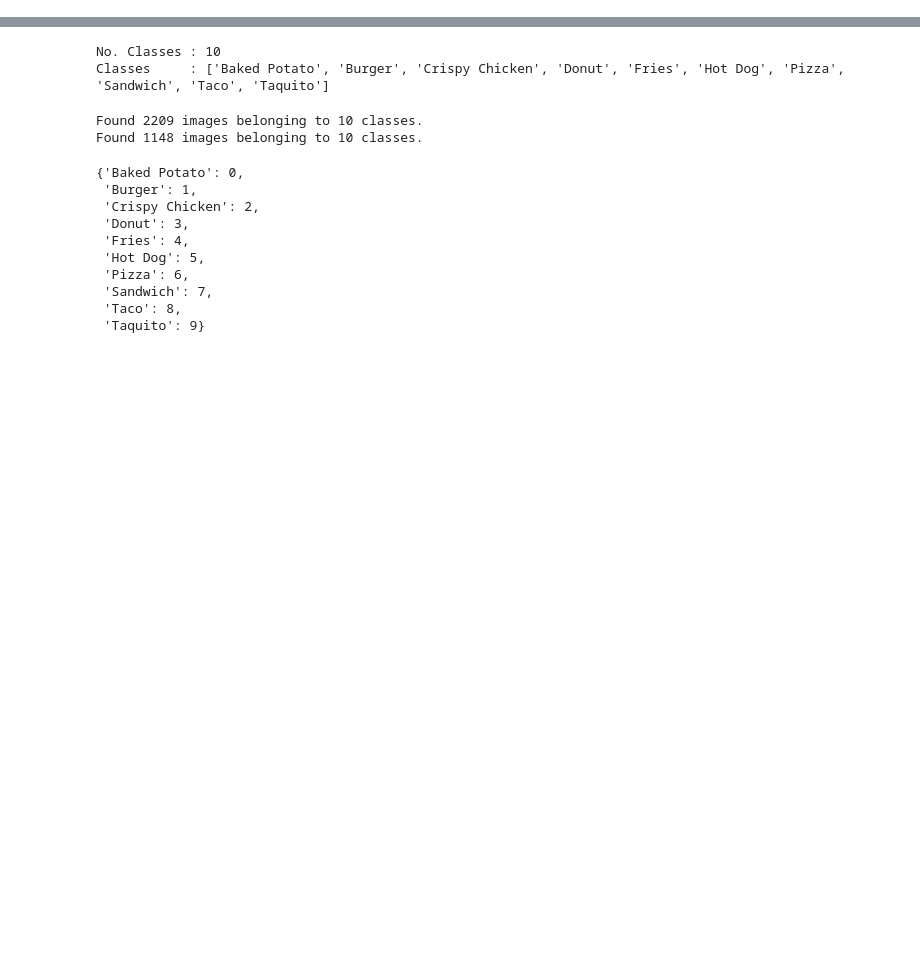
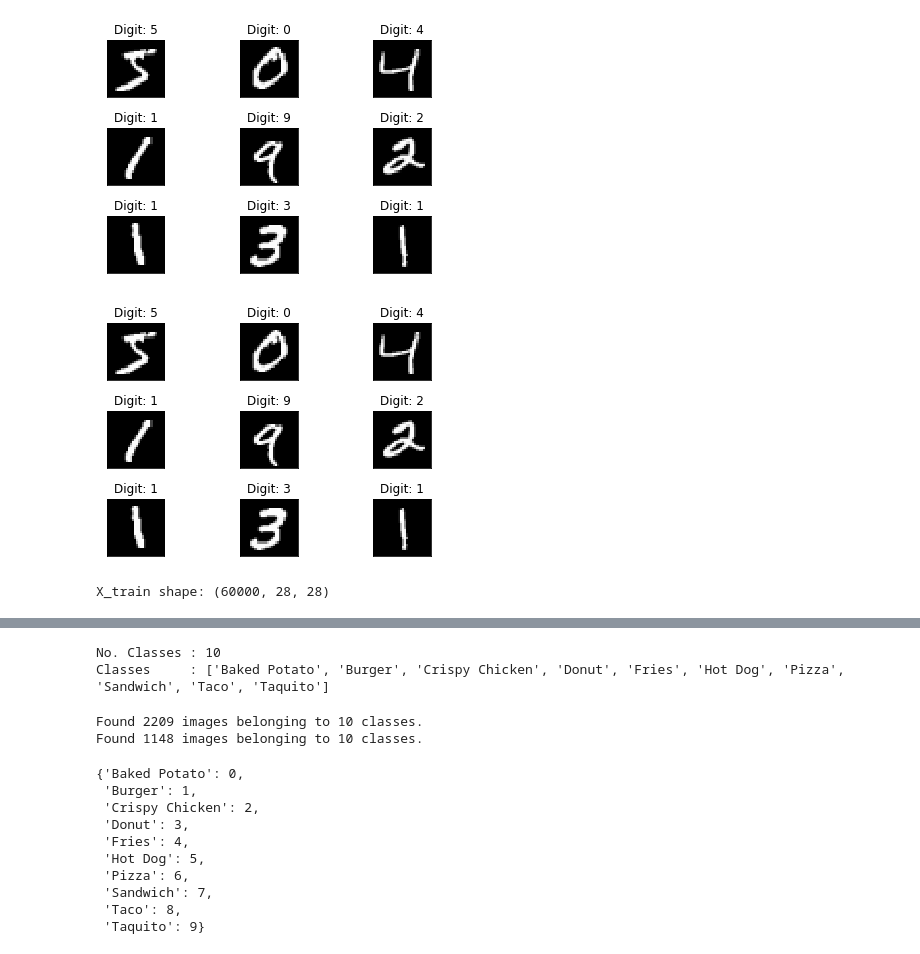
Before and after one commit to alejomaar/Machine-Learning-Zoomcamp, a Jupyter notebook: Capstone 1/notebook.ipynb, the cells around one changed output, grey strips where cells are left out. Drawn from its saved outputs; the diff is of its cells as text; code cells hidden in the pictures; blank space fills up the shorter version.

Commit message:
Change dataset

```diff
--- a/Capstone 1/notebook.ipynb
+++ b/Capstone 1/notebook.ipynb
@@ -0,0 +1,30 @@
+# %%
+import keras
+from keras.datasets import mnist
+#load mnist dataset
+(X_train, y_train), (X_test, y_test) = mnist.load_data() #everytime loading data won't be so easy :)
+# %%
+import matplotlib.pyplot as plt
+fig = plt.figure()
+for i in range(9):
+  plt.subplot(3,3,i+1)
+  plt.tight_layout()
+  plt.imshow(X_train[i], cmap='gray', interpolation='none')
+  plt.title("Digit: {}".format(y_train[i]))
+  plt.xticks([])
+  plt.yticks([])
+fig
+# %% [output]
+[figure, added]
+[figure, added]
+# %%
+#reshaping
+#this assumes our data format
+#more reshaping
+X_train = X_train.astype('float32')
+X_test = X_test.astype('float32')
+X_train /= 255
+X_test /= 255
+print('X_train shape:', X_train.shape) #X_train shape: (60000, 28, 28, 1)
+# %% [output]
+X_train shape: (60000, 28, 28)
```
Also changed, not shown: parts of 8 cells of this notebook, 2 other files.
